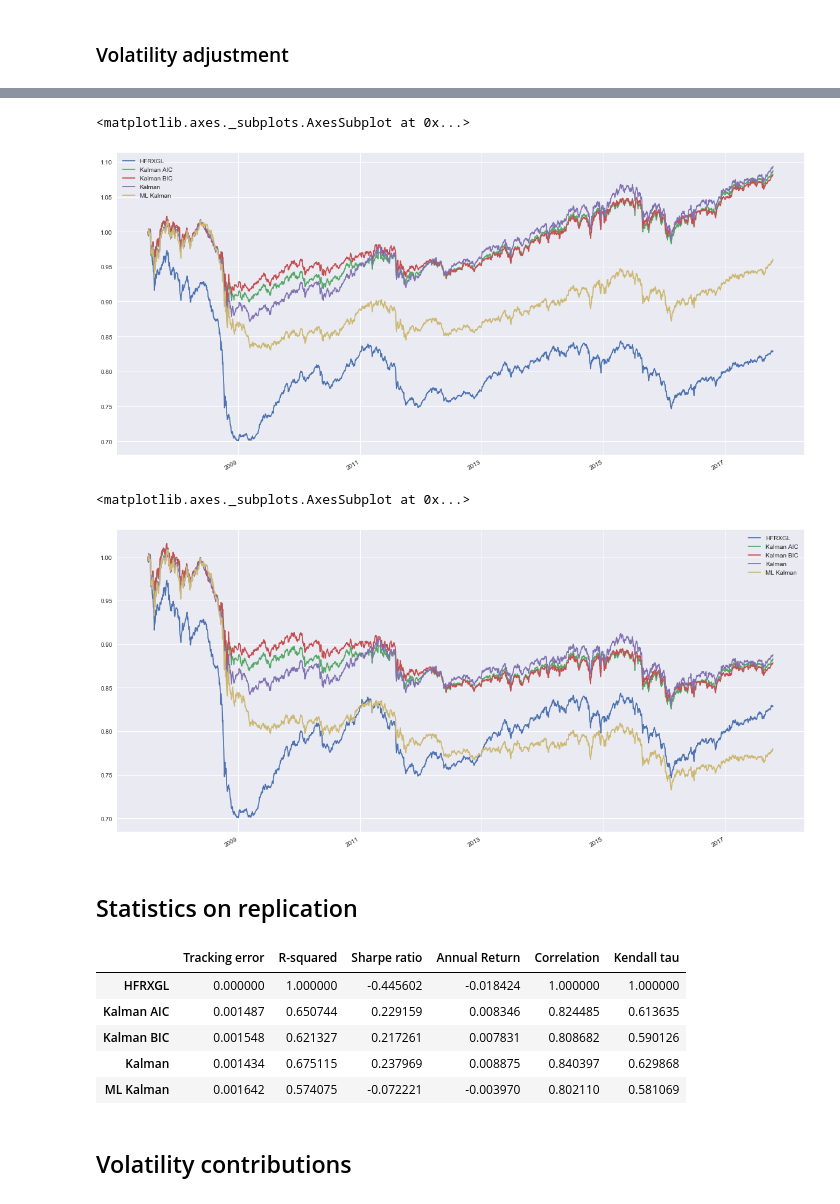
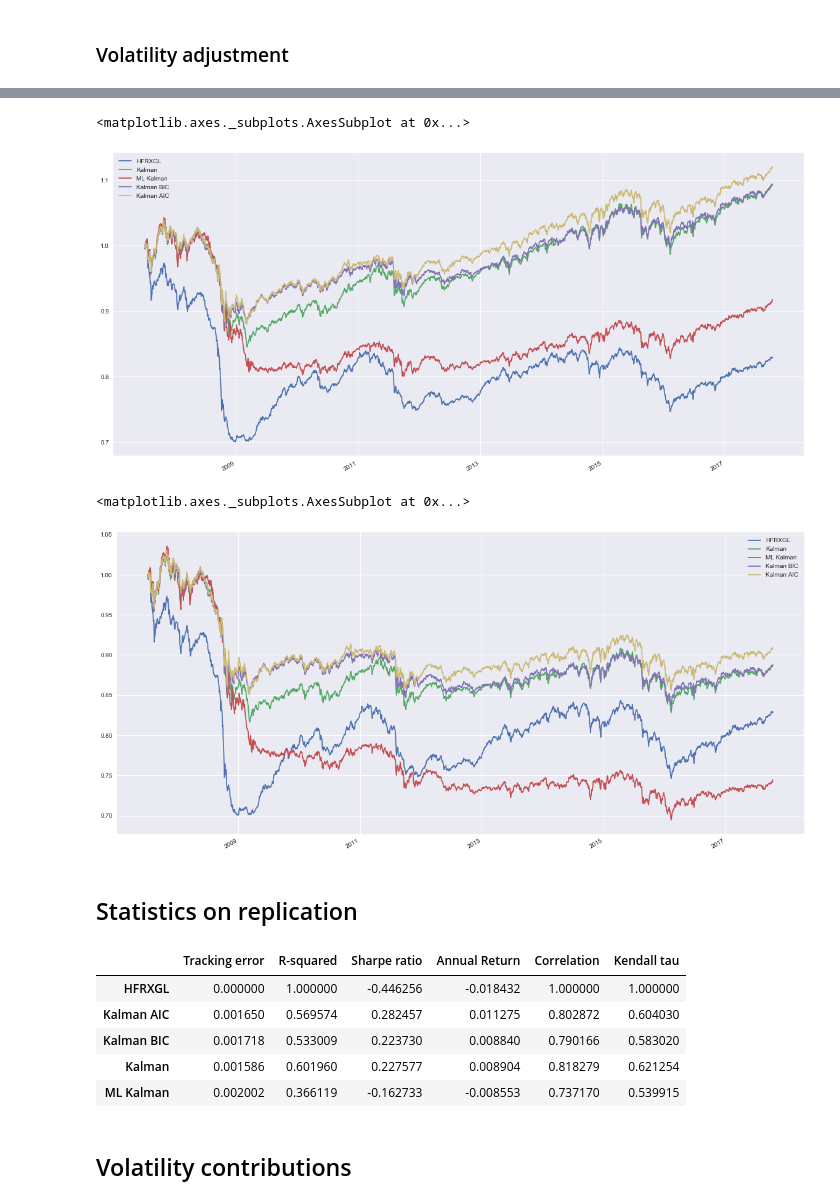
Before and after one commit to gwigniolle/Hedge-Fund-Replication, a Jupyter notebook: Replication HFRXGL.ipynb, the cells around one changed output, grey strips where cells are left out. Cells and saved outputs as stored; diff of their text form; code cells hidden in the pictures.

```diff
--- a/Replication HFRXGL.ipynb
+++ b/Replication HFRXGL.ipynb
@@ -157,7 +170,7 @@ Wall time: 44.6 s
 # %%
 %%time
 tc = 0.0005
-lag = 1
+lag = 3
 
 replication_aic = make_track(prices_for_track_aic, df_weight_aic, tc=tc, lag=lag)
 df_res = hfrx.loc[replication_aic.index]
@@ -175,6 +188,12 @@ df_res["ML Kalman"] = replication_ml_kalman
 replication_kalman_aic = make_track(prices_for_track_kalman_aic, df_weight_kalman_aic, tc=tc, lag=lag).loc[df_res.index[0]:]
 df_res["Kalman AIC"] = replication_kalman_aic
 
+replication_ml_kalman_aic = make_track(prices_for_track_ml_kalman_aic, df_weight_ml_kalman_aic, tc=tc, lag=lag).loc[df_res.index[0]:]
+df_res["ML Kalman AIC"] = replication_ml_kalman_aic
+
 replication_kalman_bic = make_track(prices_for_track_kalman_bic, df_weight_kalman_bic, tc=tc, lag=lag).loc[df_res.index[0]:]
 df_res["Kalman BIC"] = replication_kalman_bic
+
+replication_ml_kalman_bic = make_track(prices_for_track_ml_kalman_bic, df_weight_ml_kalman_bic, tc=tc, lag=lag).loc[df_res.index[0]:]
+df_res["ML Kalman BIC"] = replication_ml_kalman_bic
 # %% [output]
@@ -215,26 +236,27 @@ vol[[fund_name, 'Kalman', 'ML Kalman', 'Kalman BIC', 'Kalman AIC']].plot(figsize
 # %%
 %%time
 df_weight_kalman_aic_voladj = selective_kalman_filter(hrfx_returns, returns_all,sample_length=size, frequency=freq,\
-                                          nu=nu, criterion='aic', vol_target=True)
+                                          nu=nu, criterion='aic', vol_target=True, vol_period=size)
 df_weight_kalman_bic_voladj = selective_kalman_filter(hrfx_returns, returns_all,sample_length=size, frequency=freq,\
-                                          nu=nu, criterion='bic', vol_target=True)
-df_weight_kalman_voladj = kalman_filter(hrfx_returns, returns_all,freq, sigma_weight=1. , sigma_return=nu, vol_target=True)
-df_weight_ml_kalman_voladj, _ = ml_kalman_filter(hrfx_returns, returns_all,freq, tau=tau, vol_target=True)
+                                          nu=nu, criterion='bic', vol_target=True, vol_period=size)
+df_weight_kalman_voladj = kalman_filter(hrfx_returns, returns_all,freq, sigma_weight=1. , sigma_return=nu,
+                                        vol_target=True, vol_period=size)
+df_weight_ml_kalman_voladj, _ = ml_kalman_filter(hrfx_returns, returns_all,freq, tau=tau, vol_target=True, vol_period=size)
+
+prices_for_track = prices_all.loc[df_weight_kalman_voladj.index[0]:]
+
+replication_kalman_voladj = make_track(prices_for_track, df_weight_kalman_voladj, tc=tc, lag=lag)
+df_res_voladj = hfrx.loc[replication_kalman_voladj.index]
+df_res_voladj["Kalman"] = replication_kalman_voladj
+
+replication_ml_kalman_voladj = make_track(prices_for_track, df_weight_ml_kalman_voladj, tc=tc, lag=lag)
+df_res_voladj["ML Kalman"] = replication_ml_kalman_voladj
 
 prices_for_track = prices_all.loc[df_weight_kalman_aic_voladj.index[0]:]
-
-replication_kalman_aic_voladj = make_track(prices_for_track, df_weight_kalman_aic_voladj, tc=tc, lag=lag)
-df_res_voladj = hfrx.loc[replication_kalman_aic_voladj.index]
-df_res_voladj["Kalman AIC"] = replication_kalman_aic_voladj
 
 replication_kalman_bic_voladj = make_track(prices_for_track, df_weight_kalman_bic_voladj, tc=tc, lag=lag)
 df_res_voladj["Kalman BIC"] = replication_kalman_bic_voladj
 
-prices_for_track = prices_all.loc[df_weight_kalman_voladj.index[0]:]
-
-replication_kalman_voladj = make_track(prices_for_track, df_weight_kalman_voladj, tc=tc, lag=lag)
-df_res_voladj["Kalman"] = replication_kalman_voladj
-
-replication_ml_kalman_voladj = make_track(prices_for_track, df_weight_ml_kalman_voladj, tc=tc, lag=lag)
-df_res_voladj["ML Kalman"] = replication_ml_kalman_voladj
+replication_kalman_aic_voladj = make_track(prices_for_track, df_weight_kalman_aic_voladj, tc=tc, lag=lag)
+df_res_voladj["Kalman AIC"] = replication_kalman_aic_voladj
 # %% [output]
@@ -242,10 +264,10 @@ Wall time: 1min 56s
 # %%
-df_res_voladj = df_res_voladj.bfill()
+df_res_voladj = df_res_voladj.dropna()
 df_res_voladj = (df_res_voladj / df_res_voladj.iloc[0])
 df_res_voladj.plot(figsize=(20,10))
 # %% [output]
 <matplotlib.axes._subplots.AxesSubplot at 0x...>
-[figure, old version]
+[figure, new version]
 # %%
 df_res_volperfadj = df_res_voladj[[fund_name]].copy()
 temp = df_res_voladj.drop(fund_name, axis=1)
@@ -253,7 +275,7 @@ df_res_volperfadj[temp.columns]= make_ER(temp, 2 + 0 * US_rate)
 df_res_volperfadj.plot(figsize=(20,10))
 # %% [output]
 <matplotlib.axes._subplots.AxesSubplot at 0x...>
-[figure, old version]
+[figure, new version]
 # %% [markdown]
 ## Statistics on replication
 # %%
@@ -261,11 +283,11 @@ df_stat_vol = replication_stats(df_res_voladj, fund_name=fund_name)
 df_stat_vol
 # %% [output]
 |  | Tracking error | R-squared | Sharpe ratio | Annual Return | Correlation | Kendall tau |
-| HFRXGL | 0.000000 | 1.000000 | -0.445602 | -0.018424 | 1.000000 | 1.000000 |
-| Kalman AIC | 0.001487 | 0.650744 | 0.229159 | 0.008346 | 0.824485 | 0.613635 |
-| Kalman BIC | 0.001548 | 0.621327 | 0.217261 | 0.007831 | 0.808682 | 0.590126 |
-| Kalman | 0.001434 | 0.675115 | 0.237969 | 0.008875 | 0.840397 | 0.629868 |
-| ML Kalman | 0.001642 | 0.574075 | -0.072221 | -0.003970 | 0.802110 | 0.581069 |
+| HFRXGL | 0.000000 | 1.000000 | -0.446256 | -0.018432 | 1.000000 | 1.000000 |
+| Kalman AIC | 0.001650 | 0.569574 | 0.282457 | 0.011275 | 0.802872 | 0.604030 |
+| Kalman BIC | 0.001718 | 0.533009 | 0.223730 | 0.008840 | 0.790166 | 0.583020 |
+| Kalman | 0.001586 | 0.601960 | 0.227577 | 0.008904 | 0.818279 | 0.621254 |
+| ML Kalman | 0.002002 | 0.366119 | -0.162733 | -0.008553 | 0.737170 | 0.539915 |
 # %% [markdown]
 ## Volatility contributions
 # %%
```
Also changed, not shown: parts of 33 cells of this notebook.
